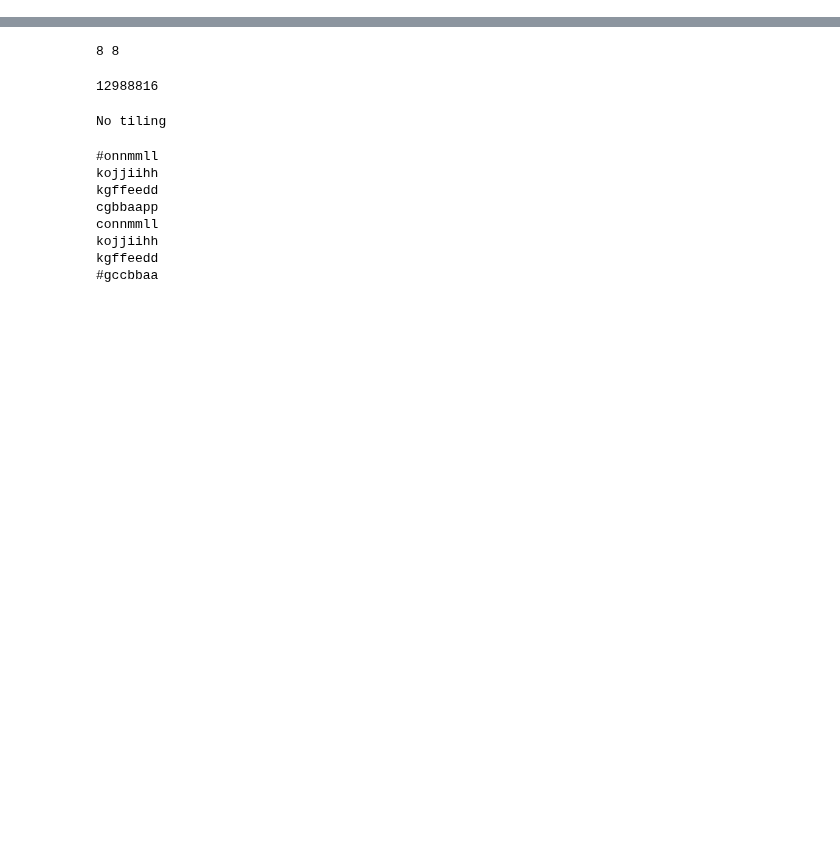
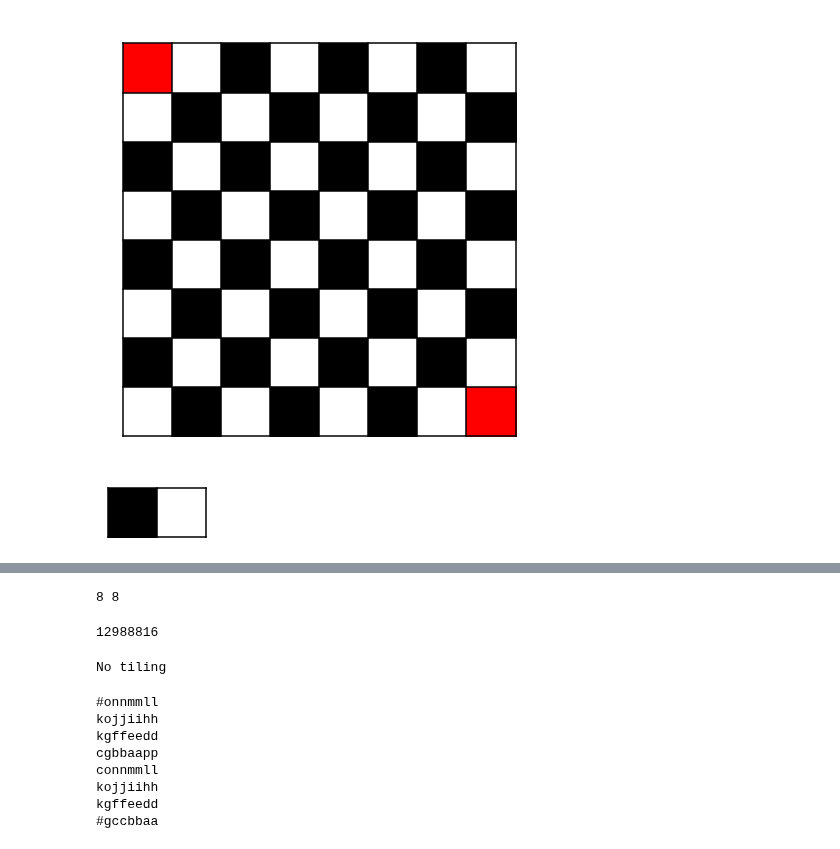
Before and after one commit to Malkovsky/interactive-visualization, a Jupyter notebook: domino_tiling.ipynb, the cells around one changed output, grey strips where cells are left out. Saved outputs shown, nothing was run; the diff lists cells and outputs as text; code cells hidden in the pictures; blank space fills up the shorter version.

```diff
--- a/domino_tiling.ipynb
+++ b/domino_tiling.ipynb
@@ -0,0 +18,44 @@
+# %%
+def fill_cell(i, j, color, ax):
+    ax.fill([i, i, i + 1, i + 1, i], [j, j + 1, j + 1, j, j], color=color)
+
+def draw_filling(filling):
+    if filling is not None:
+        n = len(filling)
+        m = len(filling[0])
+        fig = plt.figure(figsize=(m * 0.75, n * 0.75))
+
+        ax = fig.add_axes([0, 0, 1, 1])
+        ax.get_xaxis().set_visible(False)
+        ax.get_yaxis().set_visible(False)
+
+        for name, spine in ax.spines.items():
+            spine.set_visible(False)
+            spine.set_visible(False)
+
+        for i, row in enumerate(filling):
+            i = n - i - 1
+            for j, cell in enumerate(row):
+                fill_cell(j, i, names[cell], ax)
+
+        for i in range(n + 1):
+            ax.plot([0, m], [i, i], color='black')
+        for i in range(m + 1):
+            ax.plot([i, i], [0, n], color='black')
+        plt.close(fig)
+        return fig
+    else:
+        return None
+# %%
+filling = [[-1 if (i + j) % 2 == 0 else -2 for j in range(8)] for i in range(8)]
+filling[0][0] = -3
+filling[7][7] = -3
+draw_filling(filling)
+# %% [output]
+[figure, added]
+# %%
+domino = [[-1, -2]]
+draw_filling(domino)
+# а вот и сама доминошка
+# %% [output]
+[figure, added]
```
Also changed, not shown: parts of 11 cells of this notebook.
